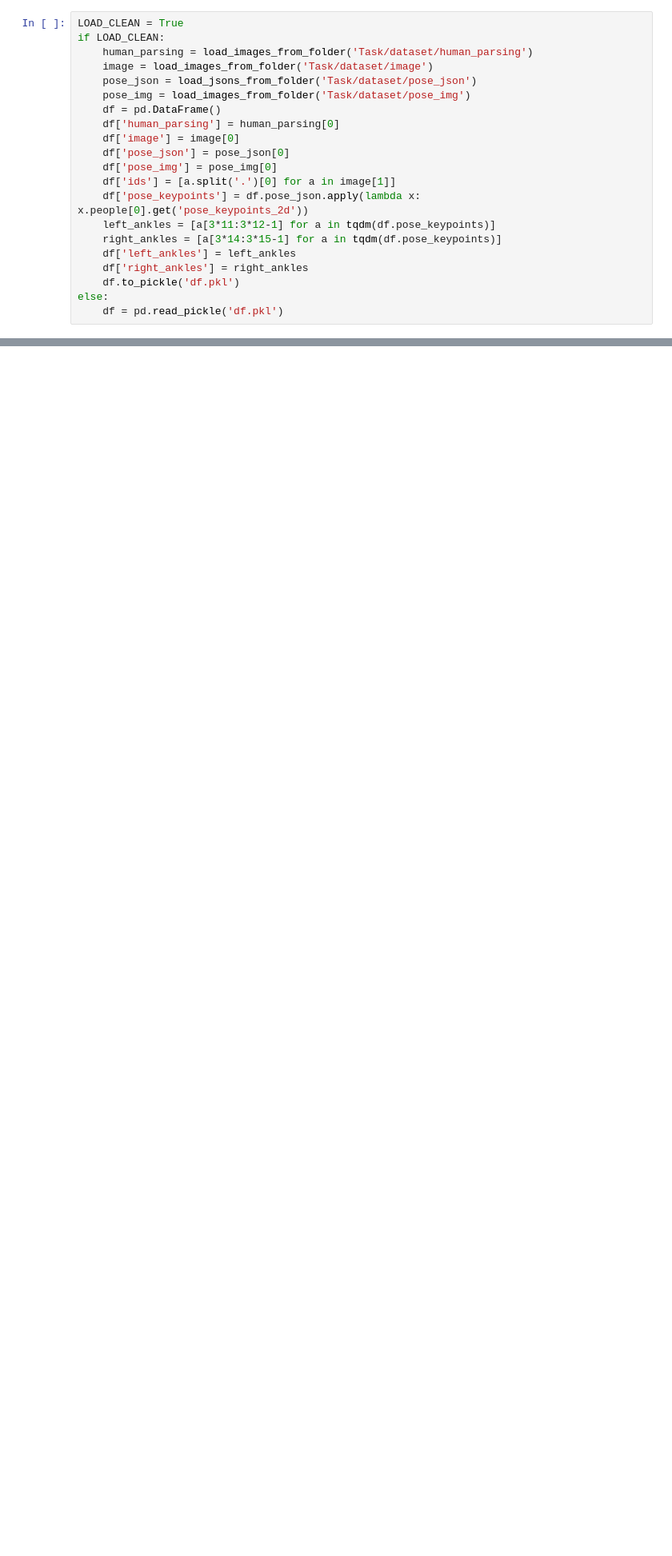
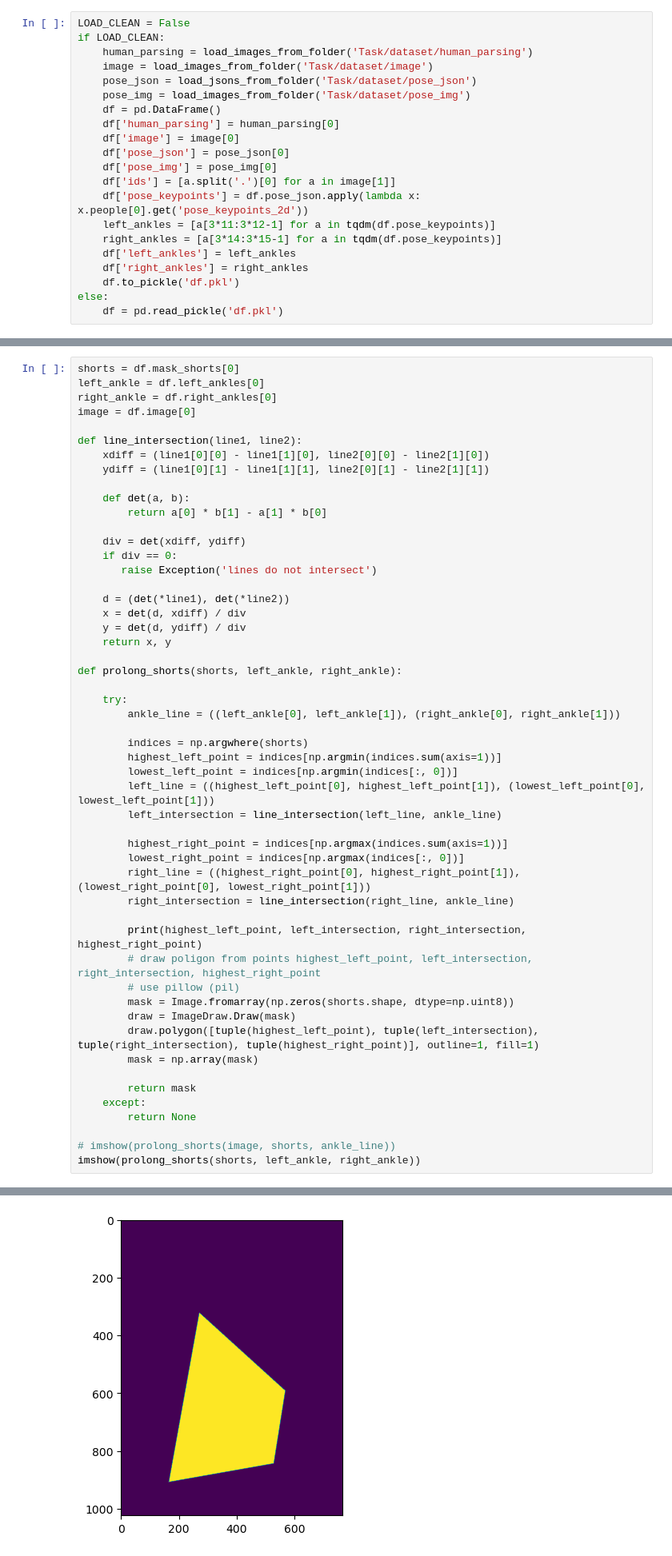
Before and after one commit to mShaldzhiyan/test_task_big, a Jupyter notebook: main.ipynb, the cells around one changed output, grey strips where cells are left out. Shown: that part at 80% size. Drawn from its saved outputs; the diff is of its cells as text; blank space fills up the shorter version.

Commit message:
add polygon fork

```diff
--- a/main.ipynb
+++ b/main.ipynb
@@ -41,7 +41,7 @@ def load_jsons_from_folder(folder):
             print(e)
     return jsons, filenames
 # %%
-LOAD_CLEAN = True
+LOAD_CLEAN = False
 if LOAD_CLEAN:
     human_parsing = load_images_from_folder('Task/dataset/human_parsing')
     image = load_images_from_folder('Task/dataset/image')
@@ -126,0 +126,53 @@ else:
+# %%
+shorts = df.mask_shorts[0]
+left_ankle = df.left_ankles[0]
+right_ankle = df.right_ankles[0]
+image = df.image[0]
+
+def line_intersection(line1, line2):
+    xdiff = (line1[0][0] - line1[1][0], line2[0][0] - line2[1][0])
+    ydiff = (line1[0][1] - line1[1][1], line2[0][1] - line2[1][1])
+
+    def det(a, b):
+        return a[0] * b[1] - a[1] * b[0]
+
+    div = det(xdiff, ydiff)
+    if div == 0:
+       raise Exception('lines do not intersect')
+
+    d = (det(*line1), det(*line2))
+    x = det(d, xdiff) / div
+    y = det(d, ydiff) / div
+    return x, y
+
+def prolong_shorts(shorts, left_ankle, right_ankle):
+
+    try:
+        ankle_line = ((left_ankle[0], left_ankle[1]), (right_ankle[0], right_ankle[1]))
+
+        indices = np.argwhere(shorts)
+        highest_left_point = indices[np.argmin(indices.sum(axis=1))]
+        lowest_left_point = indices[np.argmin(indices[:, 0])]
+        left_line = ((highest_left_point[0], highest_left_point[1]), (lowest_left_point[0], lowest_left_point[1]))
+        left_intersection = line_intersection(left_line, ankle_line)
+
+        highest_right_point = indices[np.argmax(indices.sum(axis=1))]
+        lowest_right_point = indices[np.argmax(indices[:, 0])]
+        right_line = ((highest_right_point[0], highest_right_point[1]), (lowest_right_point[0], lowest_right_point[1]))
+        right_intersection = line_intersection(right_line, ankle_line)
+
+        print(highest_left_point, left_intersection, right_intersection, highest_right_point)
+        # draw poligon from points highest_left_point, left_intersection, right_intersection, highest_right_point
+        # use pillow (pil)
+        mask = Image.fromarray(np.zeros(shorts.shape, dtype=np.uint8))
+        draw = ImageDraw.Draw(mask)
+        draw.polygon([tuple(highest_left_point), tuple(left_intersection), tuple(right_intersection), tuple(highest_right_point)], outline=1, fill=1)
+        mask = np.array(mask)
+
+        return mask
+    except:
+        return None
+
+# imshow(prolong_shorts(image, shorts, ankle_line))
+imshow(prolong_shorts(shorts, left_ankle, right_ankle))
+# %% [output]
@@ -126,0 +181 @@ else:
+[figure, added]
```
Also changed, not shown: parts of 18 cells of this notebook, 3 other files.
